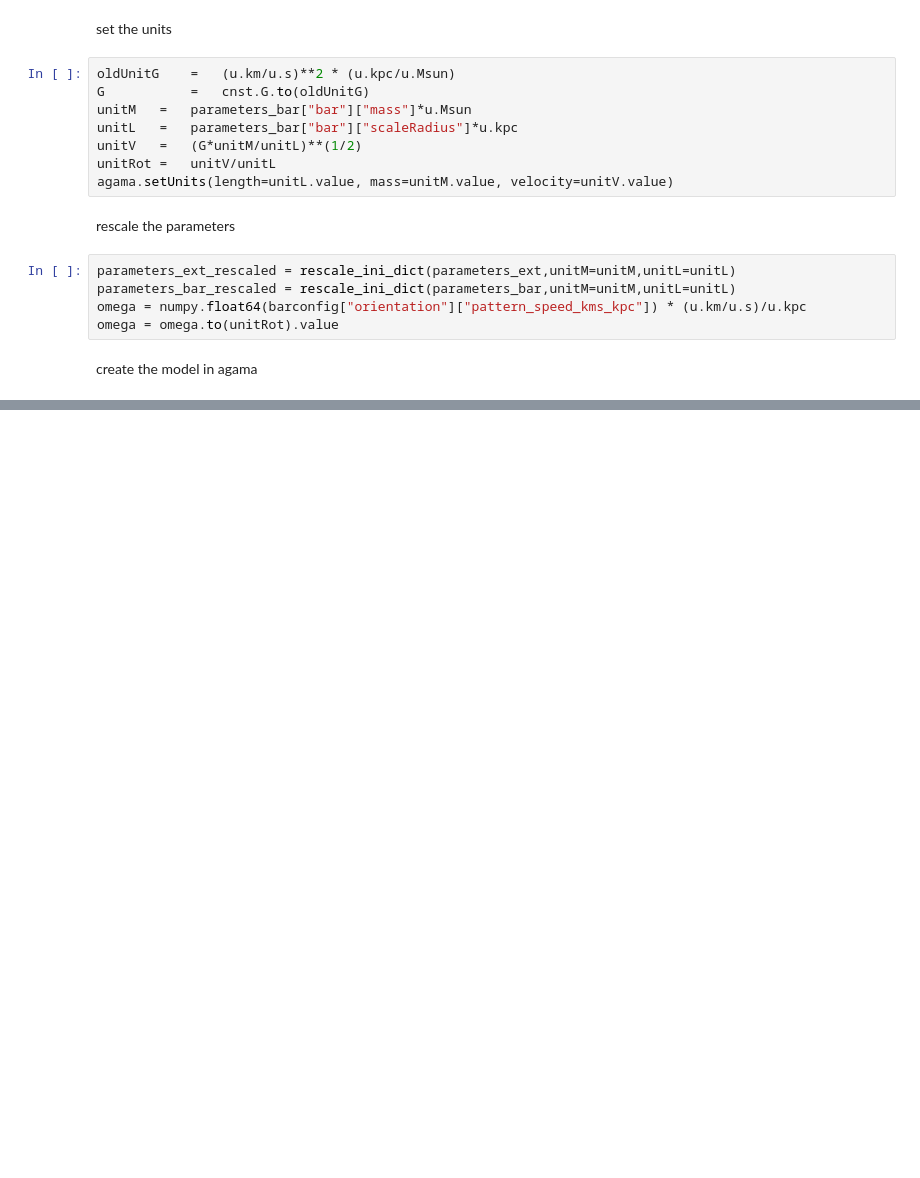
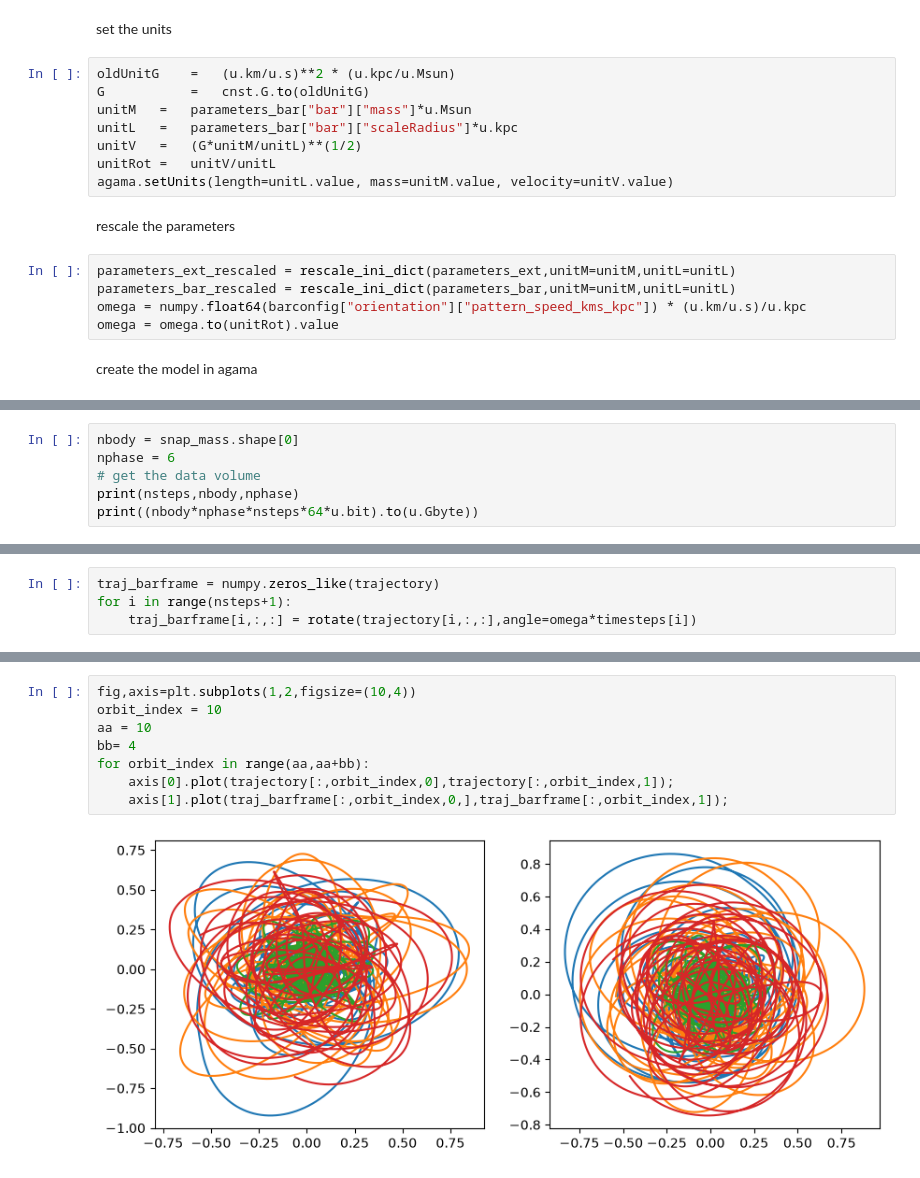
Before and after one commit to salvatore-ferrone/bar-dynamics, a Jupyter notebook: experiments/schwatrzchild_ferrers_bar/scrap.ipynb, the cells around one changed output, grey strips where cells are left out. Saved outputs shown, nothing was run; the diff lists cells and outputs as text; blank space fills up the shorter version.

Commit message:
building script to integrate orbits

```diff
--- a/experiments/schwatrzchild_ferrers_bar/scrap.ipynb
+++ b/experiments/schwatrzchild_ferrers_bar/scrap.ipynb
@@ -154,0 +113,6 @@ print(virial_ratio)
+# %%
+nbody = snap_mass.shape[0]
+nphase = 6
+# get the data volume
+print(nsteps,nbody,nphase)
+print((nbody*nphase*nsteps*64*u.bit).to(u.Gbyte))
@@ -154,0 +164,4 @@ print(virial_ratio)
+# %%
+traj_barframe = numpy.zeros_like(trajectory)
+for i in range(nsteps+1):
+    traj_barframe[i,:,:] = rotate(trajectory[i,:,:],angle=omega*timesteps[i])
@@ -154,0 +175,10 @@ print(virial_ratio)
+# %%
+fig,axis=plt.subplots(1,2,figsize=(10,4))
+orbit_index = 10
+aa = 10
+bb= 4
+for orbit_index in range(aa,aa+bb):
+    axis[0].plot(trajectory[:,orbit_index,0],trajectory[:,orbit_index,1]);
+    axis[1].plot(traj_barframe[:,orbit_index,0,],traj_barframe[:,orbit_index,1]);
+# %% [output]
+[figure, added]
```
Also changed, not shown: parts of 28 cells of this notebook.
